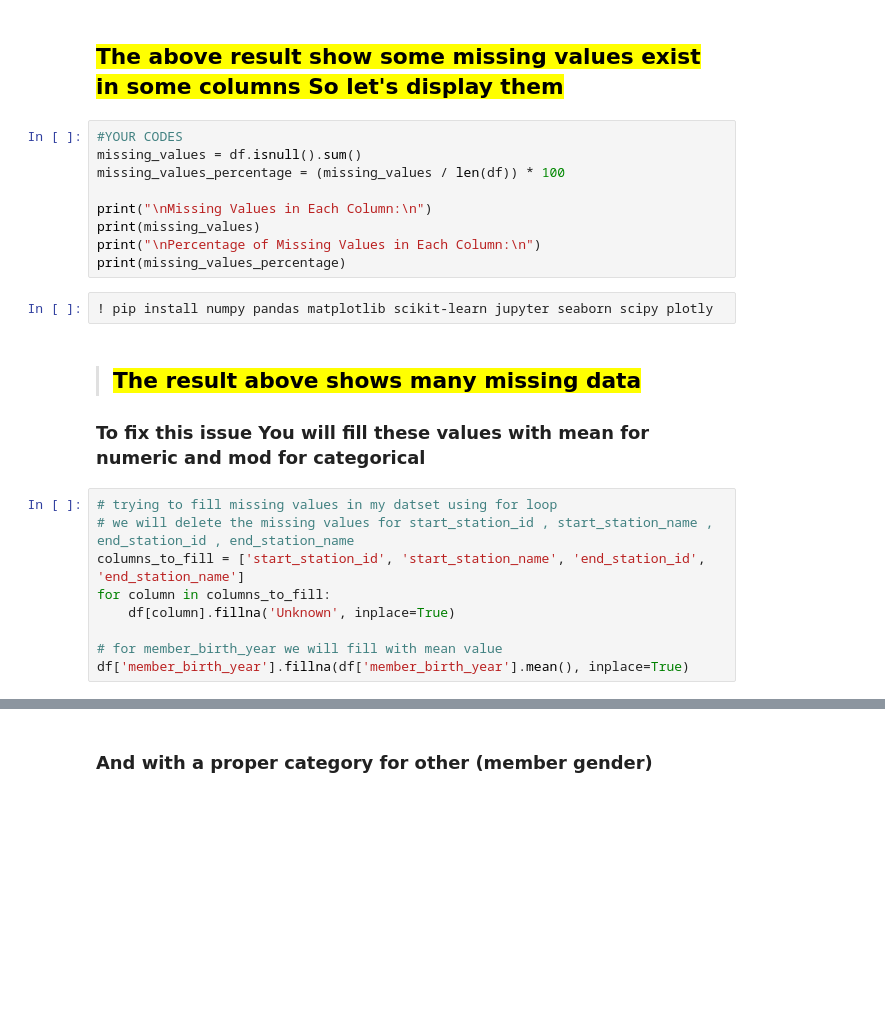
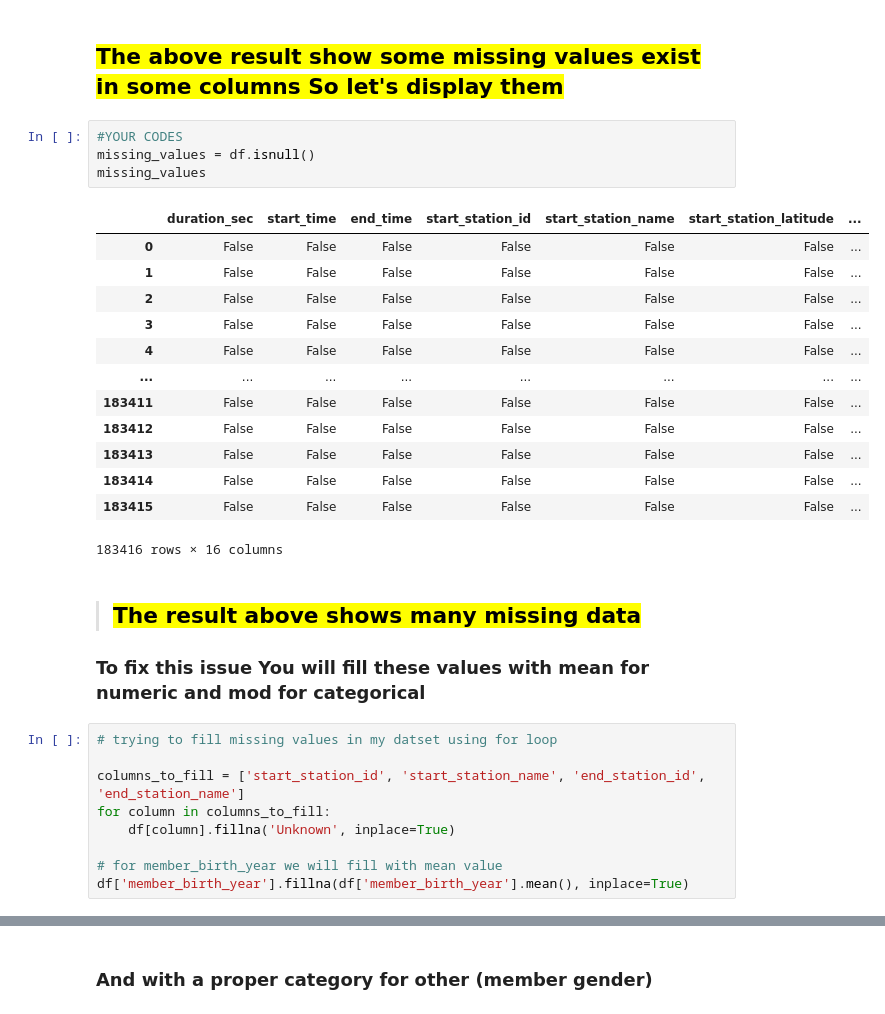
Before and after one commit to MohamedAbdeenM7/DEPI, a Jupyter notebook: machine_learning/sessions/week_6/session_11,12/final_project/datasciece-Final-Project.ipynb, the cells around one changed output, grey strips where cells are left out. Drawn from its saved outputs; the diff is of its cells as text; blank space fills up the shorter version.

```diff
--- a/machine_learning/sessions/week_6/session_11,12/final_project/datasciece-Final-Project.ipynb
+++ b/machine_learning/sessions/week_6/session_11,12/final_project/datasciece-Final-Project.ipynb
@@ -247,15 +324,22 @@ df.info()
 ## <mark>The above result show some missing values exist in some columns So let's display them </mark>
 # %%
 #YOUR CODES
-missing_values = df.isnull().sum()
-missing_values_percentage = (missing_values / len(df)) * 100
-
-print("\nMissing Values in Each Column:\n")
-print(missing_values)
-print("\nPercentage of Missing Values in Each Column:\n")
-print(missing_values_percentage)
+missing_values = df.isnull()
+missing_values
+# %% [output]
+|  | duration_sec | start_time | end_time | start_station_id | start_station_name | start_station_latitude | ... |
+| 0 | False | False | False | False | False | False | ... |
+| 1 | False | False | False | False | False | False | ... |
+| 2 | False | False | False | False | False | False | ... |
+| 3 | False | False | False | False | False | False | ... |
+| 4 | False | False | False | False | False | False | ... |
+| ... | ... | ... | ... | ... | ... | ... | ... |
+| 183411 | False | False | False | False | False | False | ... |
+| 183412 | False | False | False | False | False | False | ... |
+| 183413 | False | False | False | False | False | False | ... |
+| 183414 | False | False | False | False | False | False | ... |
+| 183415 | False | False | False | False | False | False | ... |
+183416 rows × 16 columns
-# %%
-! pip install numpy pandas matplotlib scikit-learn jupyter seaborn scipy plotly
 # %% [markdown]
 
 
@@ -266,7 +350,7 @@ print(missing_values_percentage)
 ###  To fix this issue You will fill these values with mean for numeric and mod for categorical
 # %%
 # trying to fill missing values in my datset using for loop
-# we will delete the missing values for start_station_id , start_station_name , end_station_id , end_station_name
+
 columns_to_fill = ['start_station_id', 'start_station_name', 'end_station_id', 'end_station_name']
 for column in columns_to_fill:
     df[column].fillna('Unknown', inplace=True)
```
Also changed, not shown: parts of 23 cells of this notebook.
